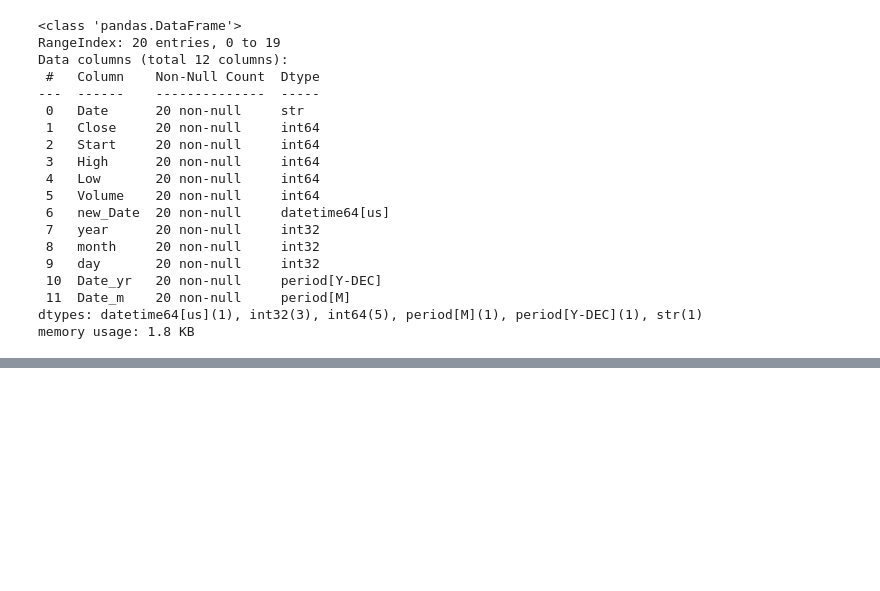
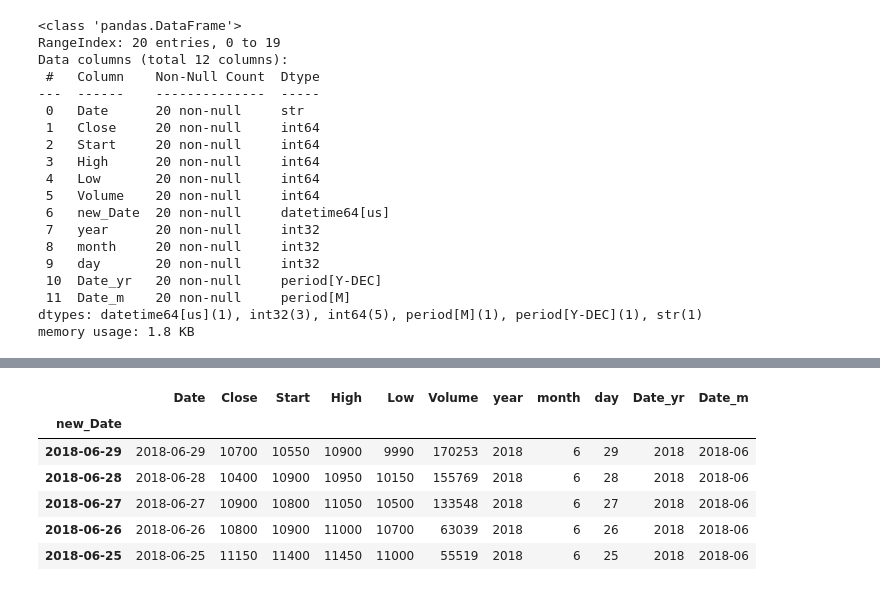
Before and after one commit to ChaeYeongJi/18_data_analytics, a Jupyter notebook: 06_시계열데이터.ipynb, the cells around one changed output, grey strips where cells are left out. Cells and saved outputs as stored; diff of their text form; code cells hidden in the pictures; blank space fills up the shorter version.

```diff
--- a/06_시계열데이터.ipynb
+++ b/06_시계열데이터.ipynb
@@ -249,3 +249,7 @@ Data columns (total 12 columns):
  11  Date_m    20 non-null     period[M]
 dtypes: datetime64[us](1), int32(3), int64(5), period[M](1), period[Y-DEC](1), str(1)
 memory usage: 1.8 KB
+# %%
+# 2018년 6월 데이터만 추출 (문자열 속성 활용)
+df_june = df[df['Date_m'].astype(str).str.fullmatch('2018-06')]
+df_june.head()
@@ -251,0 +274,12 @@ memory usage: 1.8 KB
+# %%
+# 원하는 열을 새로운 행 인덱스로 지정
+df_june = df_june.set_index('new_Date')
+df_june.head()
+# %% [output]
+|  | Date | Close | Start | High | Low | Volume | year | month | day | Date_yr | Date_m |
+| new_Date |  |  |  |  |  |  |  |  |  |  |  |
+| 2018-06-29 | 2018-06-29 | 10700 | 10550 | 10900 | 9990 | 170253 | 2018 | 6 | 29 | 2018 | 2018-06 |
+| 2018-06-28 | 2018-06-28 | 10400 | 10900 | 10950 | 10150 | 155769 | 2018 | 6 | 28 | 2018 | 2018-06 |
+| 2018-06-27 | 2018-06-27 | 10900 | 10800 | 11050 | 10500 | 133548 | 2018 | 6 | 27 | 2018 | 2018-06 |
+| 2018-06-26 | 2018-06-26 | 10800 | 10900 | 11000 | 10700 | 63039 | 2018 | 6 | 26 | 2018 | 2018-06 |
+| 2018-06-25 | 2018-06-25 | 11150 | 11400 | 11450 | 11000 | 55519 | 2018 | 6 | 25 | 2018 | 2018-06 |
```
Also changed, not shown: parts of 12 cells of this notebook.
